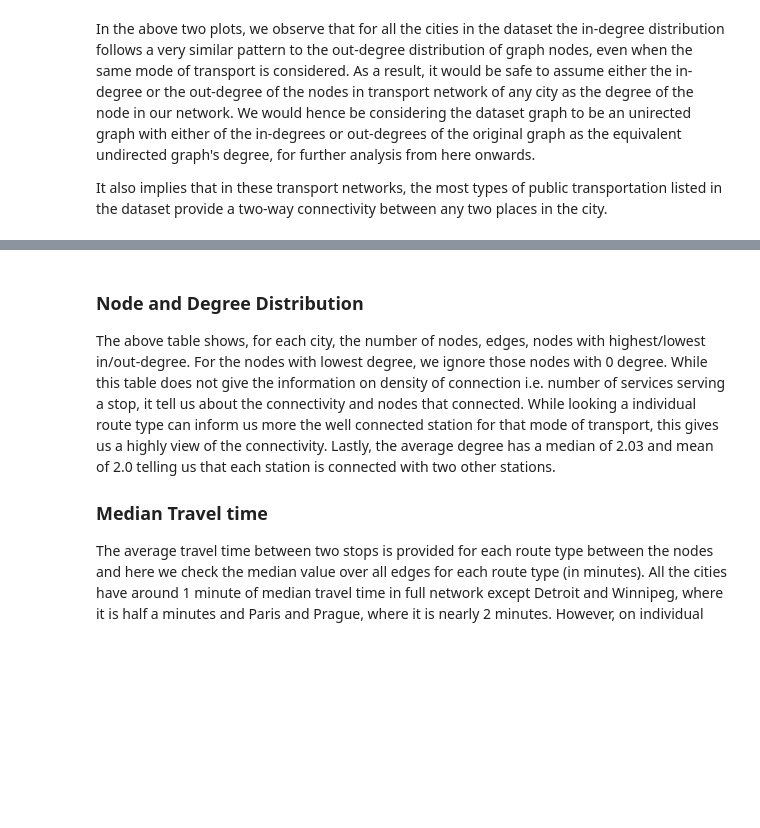
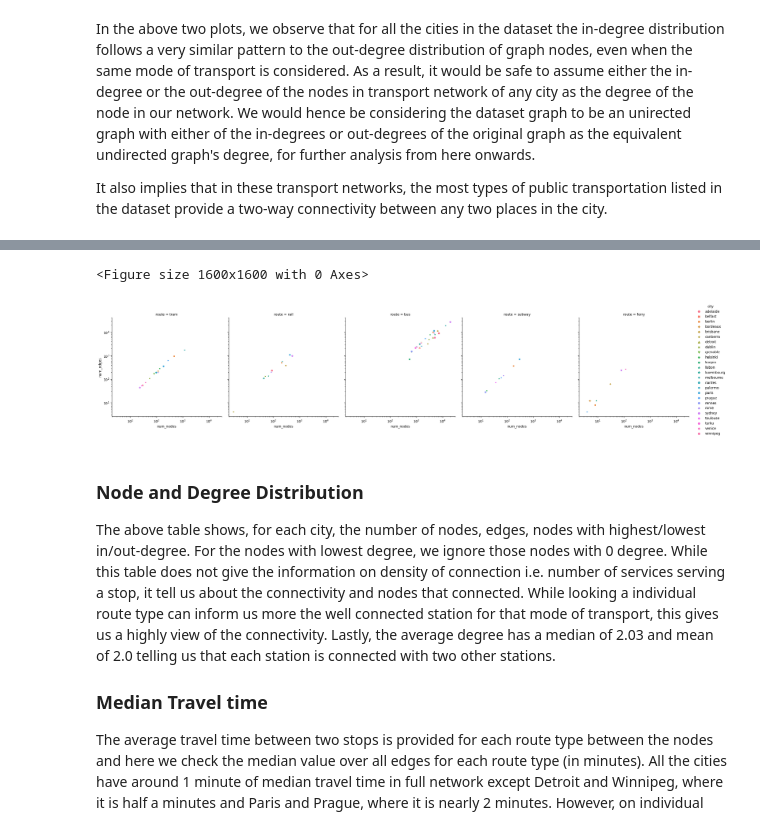
Before and after one commit to ravinitheshreddy/urban-transit-networks-analysis, a Jupyter notebook: notebooks/EDA/exploration.ipynb, the cells around one changed output, grey strips where cells are left out. Cells and saved outputs as stored; diff of their text form; code cells hidden in the pictures; blank space fills up the shorter version.

```diff
--- a/notebooks/EDA/exploration.ipynb
+++ b/notebooks/EDA/exploration.ipynb
@@ -319,12 +371,15 @@ plt.yscale('log')
 # %%
 plt.figure(figsize=(16,16))
 sns.relplot(
-    data=city_metrics_df, x="num_nodes", y="num_edges",
+    data=city_metrics_dir_df, x="num_nodes", y="num_edges",
     col="route", style="city", hue="city",
     kind="scatter",
 )
 plt.xscale('log')
 plt.yscale('log')
+# %% [output]
+<Figure size 1600x1600 with 0 Axes>
+[figure, added]
 # %% [markdown]
 ### Node and Degree Distribution
 
```
Also changed, not shown: parts of 15 cells of this notebook.
